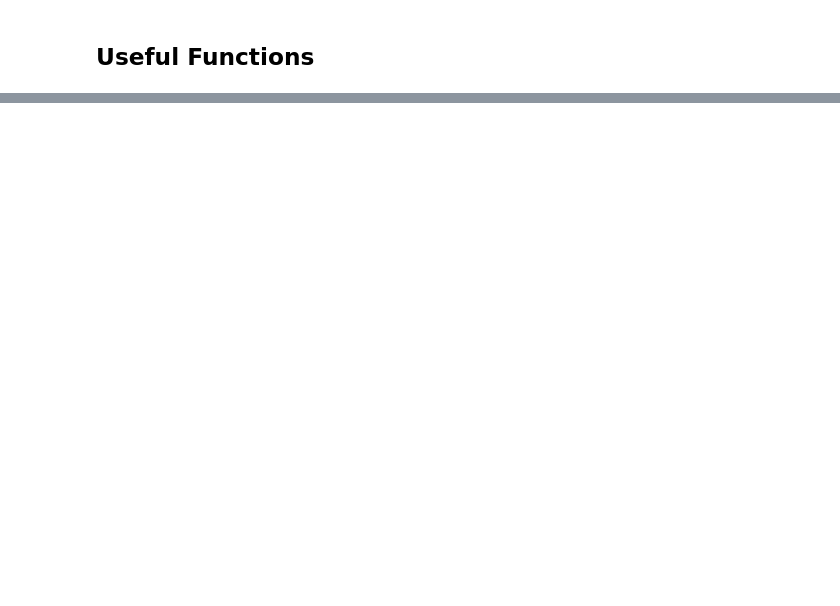
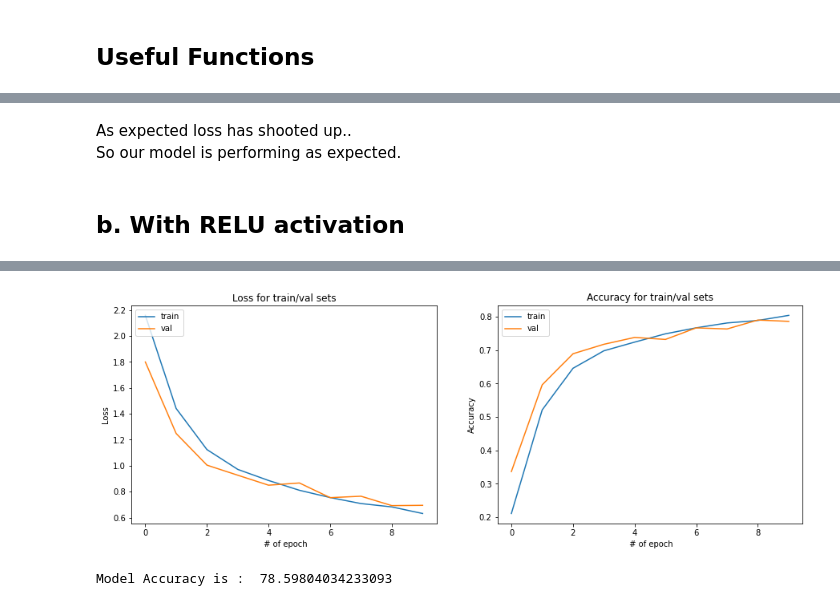
Before and after one commit to CHYaswanth/SVHN-Image-classification, a Jupyter notebook: SVHN_Digit_Classification.ipynb, the cells around one changed output, grey strips where cells are left out. Drawn from its saved outputs; the diff is of its cells as text; code cells hidden in the pictures; blank space fills up the shorter version.

```diff
--- a/SVHN_Digit_Classification.ipynb
+++ b/SVHN_Digit_Classification.ipynb
@@ -440,0 +320,9 @@ for k in range(1,11):
+# %% [markdown]
+As expected loss has shooted up..
+So our model is performing as expected.
+# %% [markdown]
+## b. With RELU activation
+# %%
+model = NN_model(iterations=10,activation='relu')
+print('Model Accuracy is : ', model[1][1]*100)
+# %% [output]
@@ -440,0 +349,2 @@ for k in range(1,11):
+[figure, added]
+Model Accuracy is :  78.59804034233093
```
Also changed, not shown: parts of 101 cells of this notebook.
